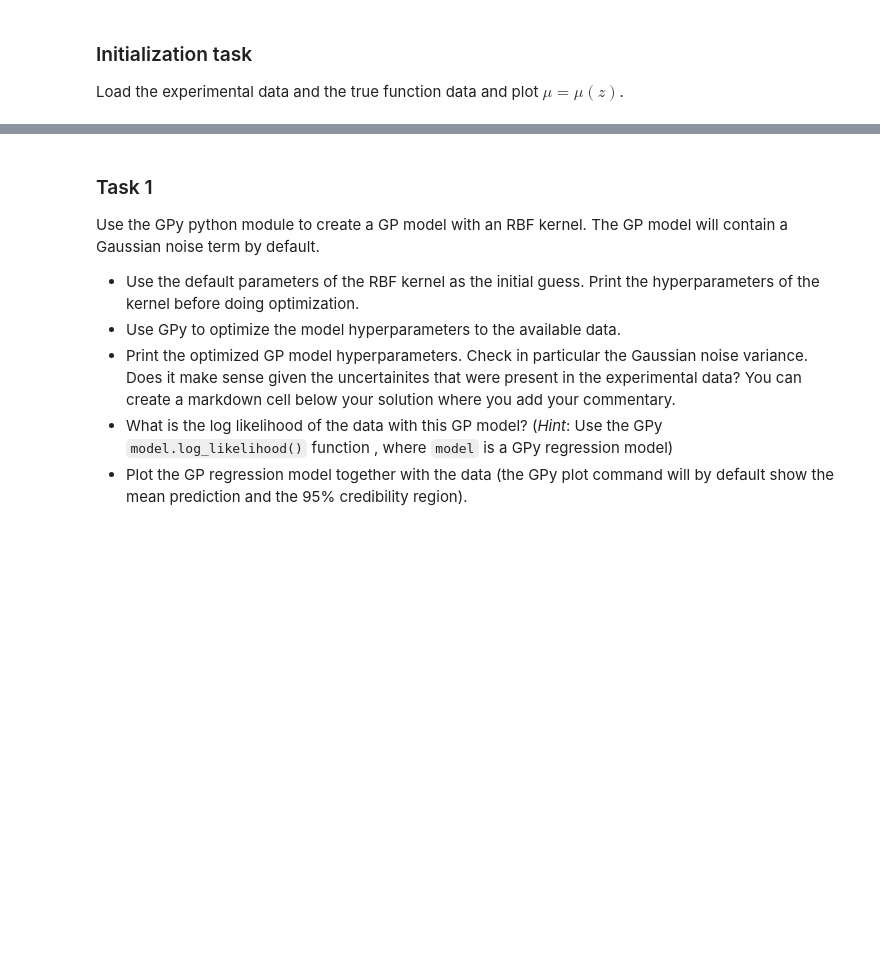
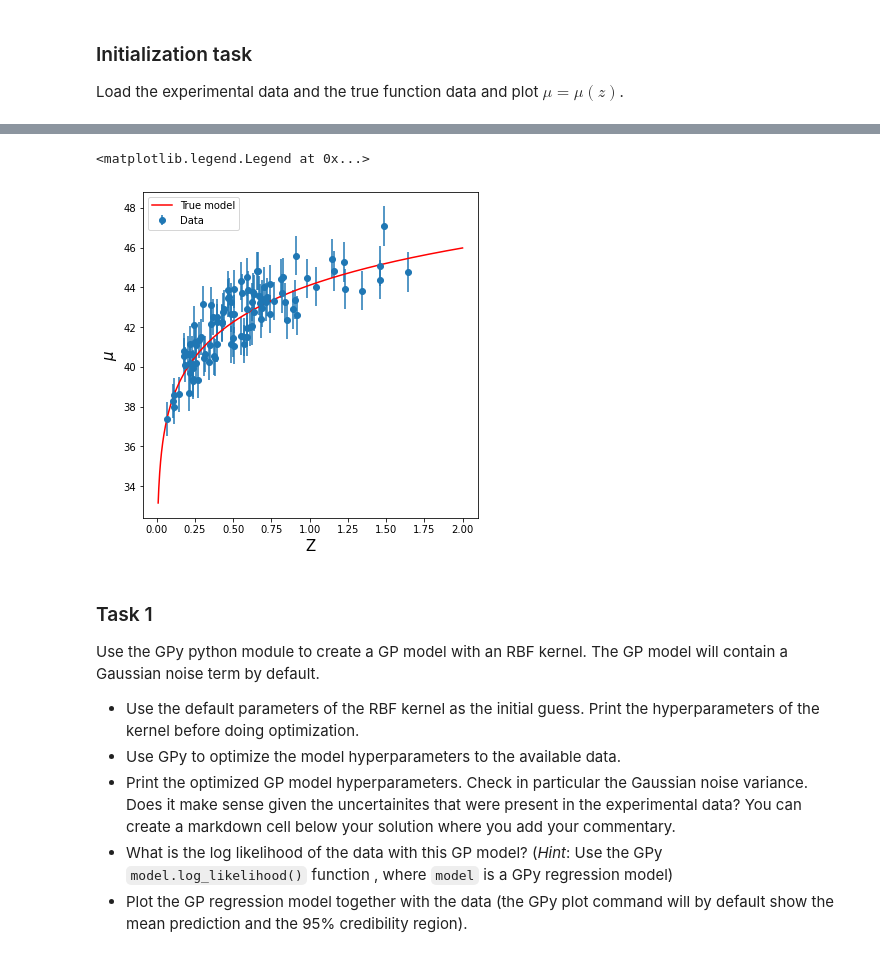
Before and after one commit to pwd-alejandro/learningFromData, a Jupyter notebook: doc/pub/ProblemSets/Set3/TIF285_ps3_basic_problems.ipynb, the cells around one changed output, grey strips where cells are left out. Saved outputs shown, nothing was run; the diff lists cells and outputs as text; code cells hidden in the pictures; blank space fills up the shorter version.

```diff
--- a/doc/pub/ProblemSets/Set3/TIF285_ps3_basic_problems.ipynb
+++ b/doc/pub/ProblemSets/Set3/TIF285_ps3_basic_problems.ipynb
@@ -456,3 +444,14 @@ print('The true function data is of shape:', mu_true.shape)
+# %%
+# Plot the data and the true function
+plt.figure(figsize=(6,6))
+plt.errorbar(x, y, dmu, fmt="o", label='Data')
+plt.plot(z, mu_true,c='r',label='True model')
+plt.xlabel('Z',fontsize=15)
+plt.ylabel(r'$\mu$',fontsize=15)
+plt.legend()
+# %% [output]
+<matplotlib.legend.Legend at 0x...>
+[figure, added]
 # %% [markdown]
 ### Task 1
 Use the GPy python module to create a GP model with an RBF kernel. The GP model will contain a Gaussian noise term by default.
```
Also changed, not shown: parts of 51 cells of this notebook, 4 other files.
